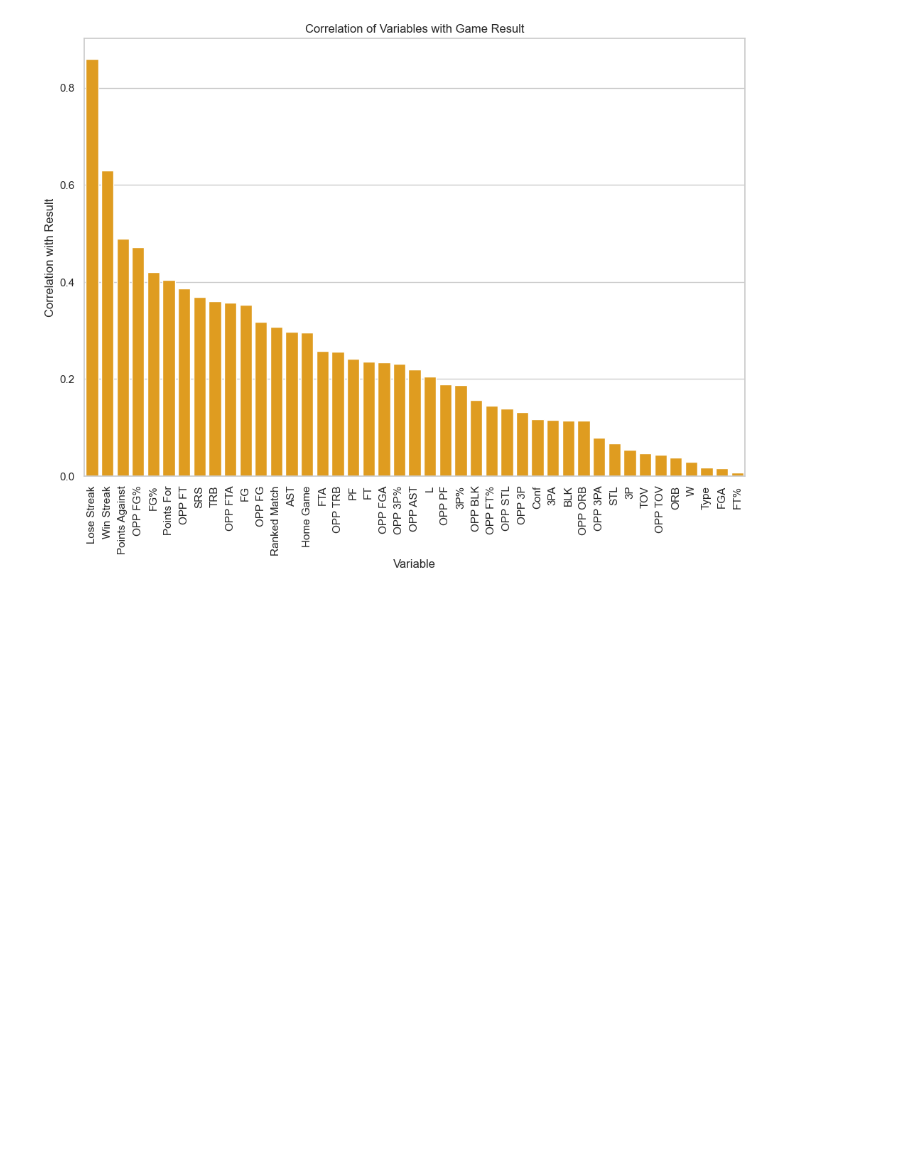
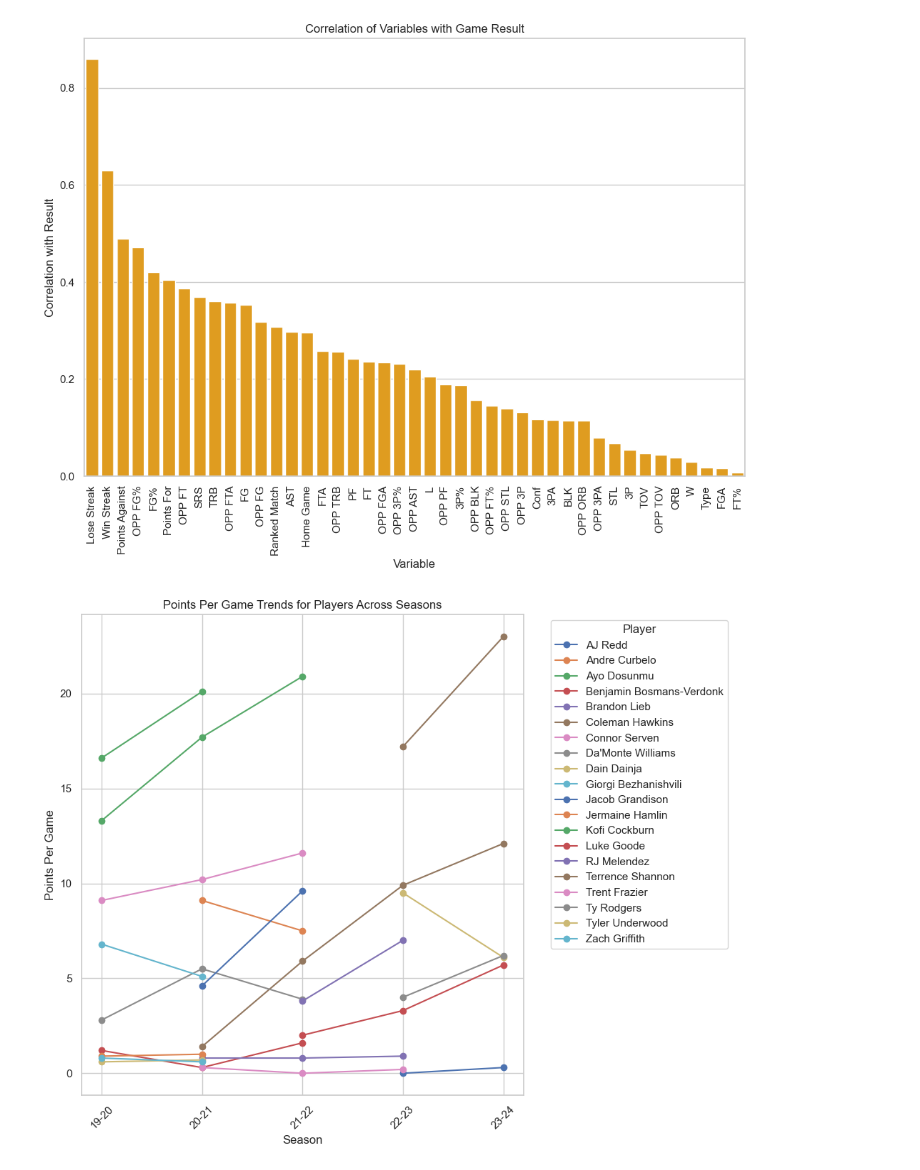
Before and after one commit to isaac-turk/DataDiveFa24, a Jupyter notebook: EDA.ipynb, the cells around one changed output. Cells and saved outputs as stored; diff of their text form; code cells hidden in the pictures; blank space fills up the shorter version.

Commit message:
graphed trends in points per game for every player in the datasets, as well as separated and graphed trends in points by role

```diff
--- a/EDA.ipynb
+++ b/EDA.ipynb
@@ -226,38 +239,52 @@ plt.show()
 # %% [output]
 [figure]
 # %%
-# import warnings
-# warnings.filterwarnings('ignore') #mutes warnings for 2021 and 2122
+import warnings
+warnings.filterwarnings('ignore') #mutes warnings for 2021 and 2122
 
-# s1920 = ['19-20', '19-20', '19-20', '19-20', '19-20', '19-20', '19-20',
-#          '19-20', '19-20', '19-20' , '19-20', '19-20', '19-20', '19-20']
-# roster_19_20['Season'] = s1920 # add season columns to rosters for analysis later
+s1920 = ['19-20', '19-20', '19-20', '19-20', '19-20', '19-20', '19-20',
+         '19-20', '19-20', '19-20' , '19-20', '19-20', '19-20', '19-20']
+roster_19_20['Season'] = s1920 # add season columns to rosters for analysis later
 
-# s2021 = ['20-21', '20-21', '20-21', '20-21', '20-21', '20-21', '20-21'
-#          '20-21', '20-21', '20-21', '20-21', '20-21', '20-21', '20-21', '20-21', '20-21']
-# roster_20_21['Season'] = s2021
-# roster_20_21['Season'][6] = '20-21'
+s2021 = ['20-21', '20-21', '20-21', '20-21', '20-21', '20-21', '20-21'
+         '20-21', '20-21', '20-21', '20-21', '20-21', '20-21', '20-21', '20-21', '20-21']
+roster_20_21['Season'] = s2021
+roster_20_21['Season'][6] = '20-21'
 
-# s2122 = ['21-22', '21-22', '21-22', '21-22', '21-22', '21-22', '21-22'
-#          '21-22', '21-22', '21-22', '21-22', '21-22', '21-22', '21-22', '21-22', '21-22']
-# roster_21_22['Season'] = s2122
-# roster_21_22['Season'][6] = '21-22'
+s2122 = ['21-22', '21-22', '21-22', '21-22', '21-22', '21-22', '21-22'
+         '21-22', '21-22', '21-22', '21-22', '21-22', '21-22', '21-22', '21-22', '21-22']
+roster_21_22['Season'] = s2122
+roster_21_22['Season'][6] = '21-22'
 
 
-# s2223 = ['22-23', '22-23', '22-23', '22-23', '22-23',
-#          '22-23', '22-23', '22-23', '22-23', '22-23',
-#          '22-23', '22-23', '22-23', '22-23', '22-23']
-# roster_22_23['Season'] = s2223
+s2223 = ['22-23', '22-23', '22-23', '22-23', '22-23',
+         '22-23', '22-23', '22-23', '22-23', '22-23',
+         '22-23', '22-23', '22-23', '22-23', '22-23']
+roster_22_23['Season'] = s2223
 
-# s2324 = ['23-24', '23-24', '23-24', '23-24', '23-24', '23-24',
-#          '23-24', '23-24', '23-24', '23-24', '23-24', '23-24'
-#          ,'23-24']
-# roster_23_24['Season'] = s2324
+s2324 = ['23-24', '23-24', '23-24', '23-24', '23-24', '23-24',
+         '23-24', '23-24', '23-24', '23-24', '23-24', '23-24'
+         ,'23-24']
+roster_23_24['Season'] = s2324
 
 
-# all_rosters = pd.concat([roster_19_20, roster_20_21, roster_21_22, roster_22_23, roster_23_24], ignore_index= True)
-# count_players = all_rosters['Player'].value_counts()
-# multiple_season = count_players[count_players > 1].index.to_list()
-# attributes = ['Player', 'Season', 'PTS', 'REB', 'AST']
-# roster_performance = all_rosters[all_rosters['Player'].isin(multiple_season)][attributes]
-# roster_performance
+all_rosters = pd.concat([roster_19_20, roster_20_21, roster_21_22, roster_22_23, roster_23_24], ignore_index= True)
+count_players = all_rosters['Player'].value_counts()
+multiple_season = count_players[count_players > 1].index.to_list()
+attributes = ['Player', 'Season', 'PTS', 'REB', 'AST']
+roster_performance = all_rosters[all_rosters['Player'].isin(multiple_season)][attributes]
+player_pts = roster_performance.pivot(index = 'Season', columns = 'Player', values = 'PTS')
+plt.figure(figsize = (10,8))
+player_pts
+for player in player_pts.columns :
+    plt.plot(player_pts.index, player_pts[player], marker = 'o', label = player)
+
+plt.title('Points Per Game Trends for Players Across Seasons')
+plt.xlabel('Season')
+plt.ylabel('Points Per Game')
+plt.xticks(rotation=45)
+plt.legend(title='Player', bbox_to_anchor=(1.05, 1), loc='upper left')
+plt.tight_layout()
+plt.show()
+# %% [output]
+[figure, added]
```
Also changed, not shown: parts of 5 cells of this notebook.
